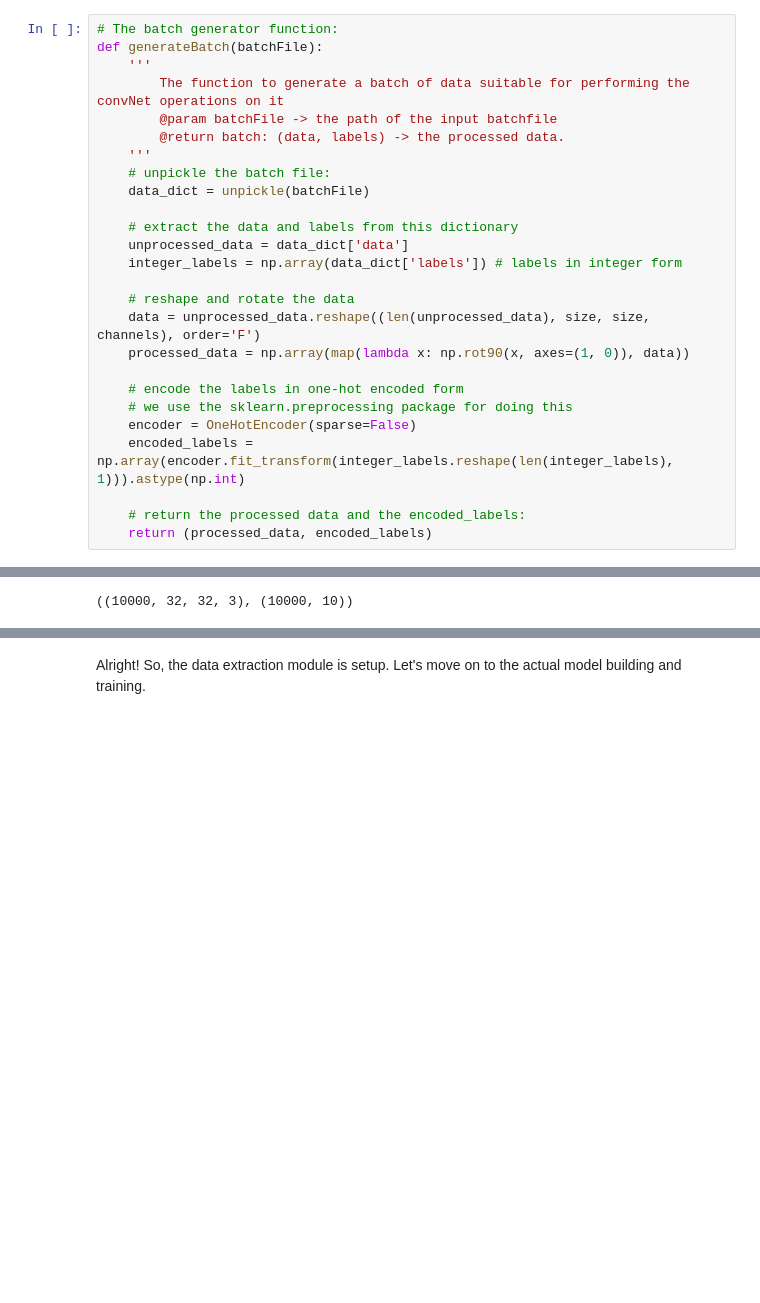
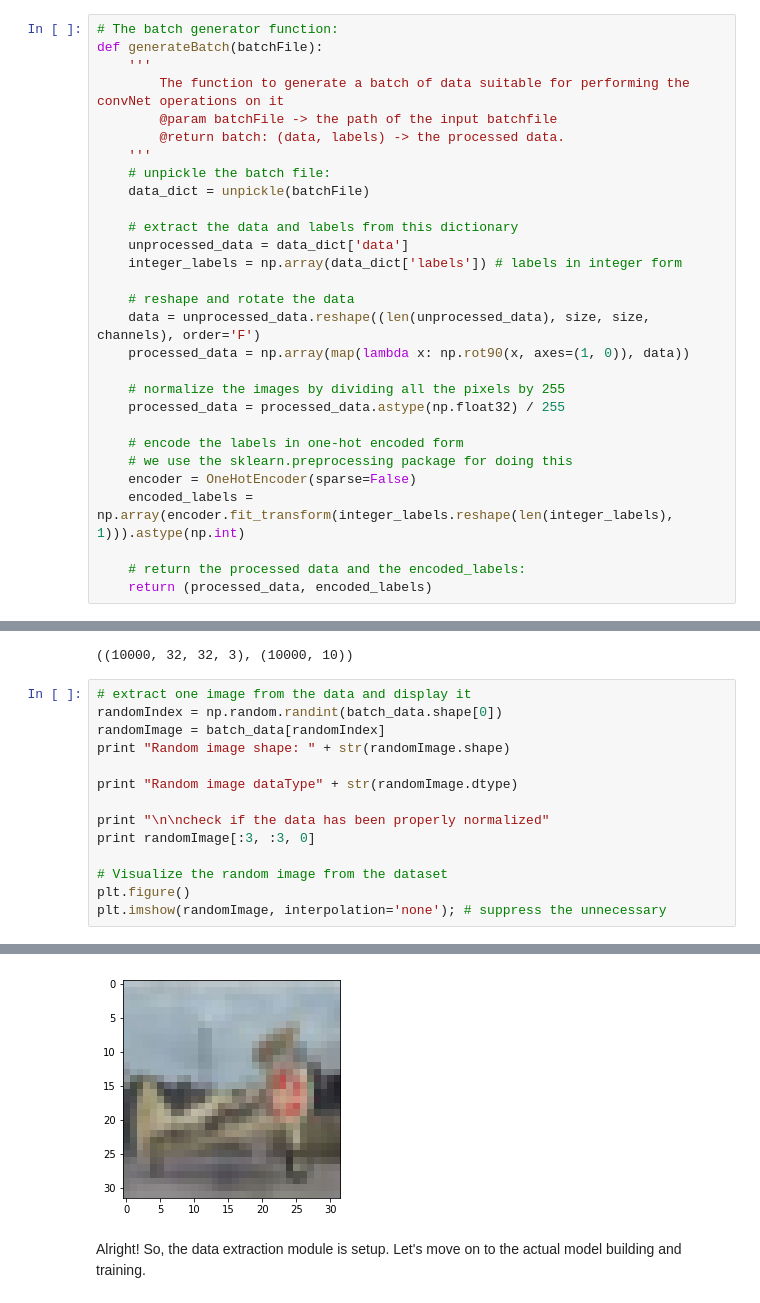
Before and after one commit to akanimax/autoencoder-cifar-10, a Jupyter notebook: Scripts/Autoencoder.ipynb, the cells around one changed output, grey strips where cells are left out. Drawn from its saved outputs; the diff is of its cells as text; blank space fills up the shorter version.

```diff
--- a/Scripts/Autoencoder.ipynb
+++ b/Scripts/Autoencoder.ipynb
@@ -177,6 +177,9 @@ def generateBatch(batchFile):
     data = unprocessed_data.reshape((len(unprocessed_data), size, size, channels), order='F')
     processed_data = np.array(map(lambda x: np.rot90(x, axes=(1, 0)), data))
 
+    # normalize the images by dividing all the pixels by 255
+    processed_data = processed_data.astype(np.float32) / 255
+
     # encode the labels in one-hot encoded form
     # we use the sklearn.preprocessing package for doing this
     encoder = OneHotEncoder(sparse=False)
@@ -194,3 +197,18 @@ print (batch_data.shape, batch_labels.shape)
 # batch_data[0, :12, :12, 2]
 # %% [output]
 ((10000, 32, 32, 3), (10000, 10))
+# %%
+# extract one image from the data and display it
+randomIndex = np.random.randint(batch_data.shape[0])
+randomImage = batch_data[randomIndex]
+print "Random image shape: " + str(randomImage.shape)
+
+print "Random image dataType" + str(randomImage.dtype)
+
+print "\n\ncheck if the data has been properly normalized"
+print randomImage[:3, :3, 0]
+
+# Visualize the random image from the dataset
+plt.figure()
+plt.imshow(randomImage, interpolation='none'); # suppress the unnecessary
+# %% [output]
@@ -197,3 +223,4 @@ print (batch_data.shape, batch_labels.shape)
+[figure, added]
 # %% [markdown]
 Alright! So, the data extraction module is setup. Let's move on to the actual model building and training.
 # %% [markdown]
```
Also changed, not shown: parts of 6 cells of this notebook, 27 other files.
